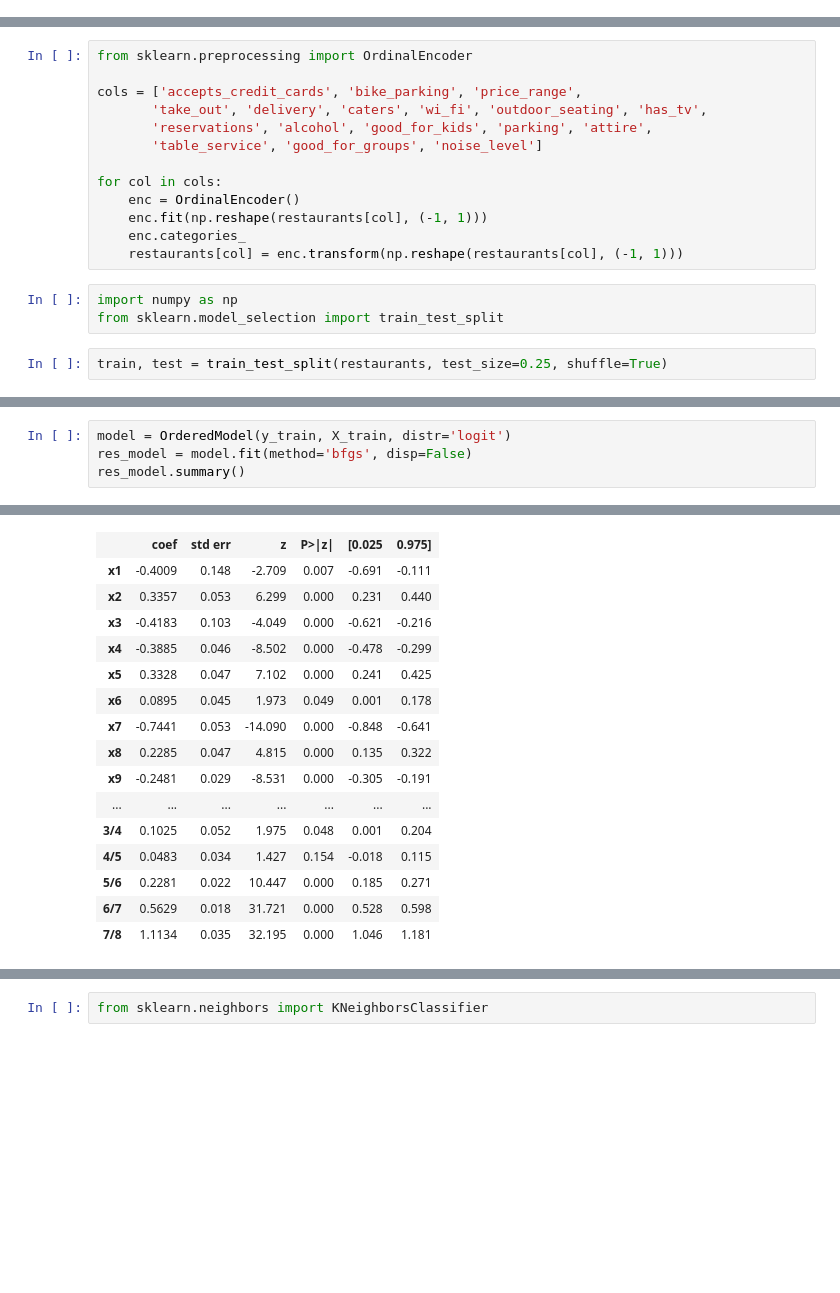
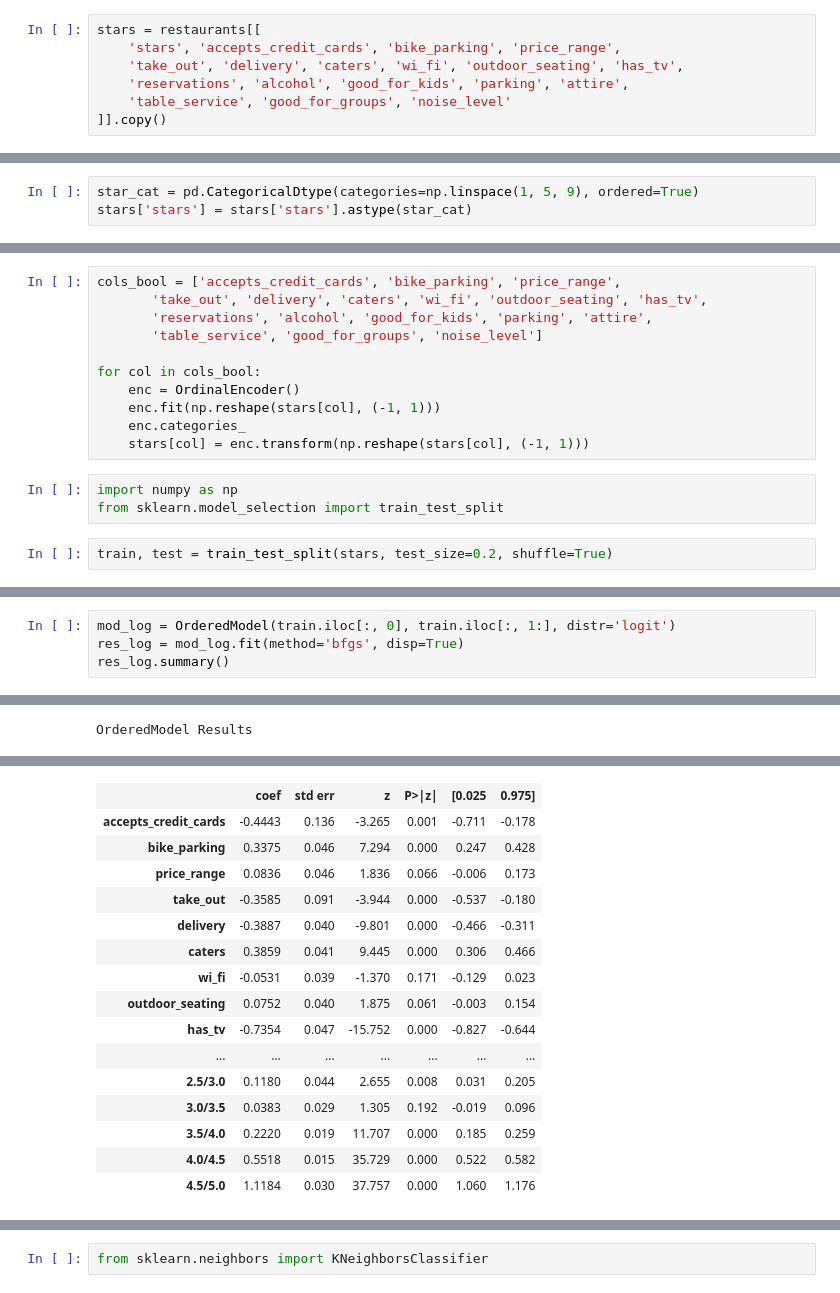
Before and after one commit to raska0010/yelp-customer-reviews, a Jupyter notebook: data_cleaning.ipynb, the cells around one changed output, grey strips where cells are left out. Drawn from its saved outputs; the diff is of its cells as text; blank space fills up the shorter version.

```diff
--- a/data_cleaning.ipynb
+++ b/data_cleaning.ipynb
@@ -283,0 +268,7 @@ restaurants['stars'] = le.transform(restaurants['stars'])
+# %%
+stars = restaurants[[
+    'stars', 'accepts_credit_cards', 'bike_parking', 'price_range',
+    'take_out', 'delivery', 'caters', 'wi_fi', 'outdoor_seating', 'has_tv',
+    'reservations', 'alcohol', 'good_for_kids', 'parking', 'attire',
+    'table_service', 'good_for_groups', 'noise_level'
+]].copy()
@@ -283,0 +277,3 @@ restaurants['stars'] = le.transform(restaurants['stars'])
+# %%
+star_cat = pd.CategoricalDtype(categories=np.linspace(1, 5, 9), ordered=True)
+stars['stars'] = stars['stars'].astype(star_cat)
@@ -284,18 +282,16 @@ restaurants['stars'] = le.transform(restaurants['stars'])
 # %%
-from sklearn.preprocessing import OrdinalEncoder
-
-cols = ['accepts_credit_cards', 'bike_parking', 'price_range',
+cols_bool = ['accepts_credit_cards', 'bike_parking', 'price_range',
        'take_out', 'delivery', 'caters', 'wi_fi', 'outdoor_seating', 'has_tv',
        'reservations', 'alcohol', 'good_for_kids', 'parking', 'attire',
        'table_service', 'good_for_groups', 'noise_level']
 
-for col in cols:
+for col in cols_bool:
     enc = OrdinalEncoder()
-    enc.fit(np.reshape(restaurants[col], (-1, 1)))
+    enc.fit(np.reshape(stars[col], (-1, 1)))
     enc.categories_
-    restaurants[col] = enc.transform(np.reshape(restaurants[col], (-1, 1)))
+    stars[col] = enc.transform(np.reshape(stars[col], (-1, 1)))
 # %%
 import numpy as np
 from sklearn.model_selection import train_test_split
 # %%
-train, test = train_test_split(restaurants, test_size=0.25, shuffle=True)
+train, test = train_test_split(stars, test_size=0.2, shuffle=True)
@@ -395,5 +303,5 @@ X_test, y_test = split_X_y(test, cols, oversample=False)
 # %%
-model = OrderedModel(y_train, X_train, distr='logit')
-res_model = model.fit(method='bfgs', disp=False)
-res_model.summary()
+mod_log = OrderedModel(train.iloc[:, 0], train.iloc[:, 1:], distr='logit')
+res_log = mod_log.fit(method='bfgs', disp=True)
+res_log.summary()
 # %% [output]
@@ -400,0 +313 @@ OrderedModel Results
+OrderedModel Results
@@ -409,16 +322,16 @@ OrderedModel Results
 |  | coef | std err | z | P>|z| | [0.025 | 0.975] |
-| x1 | -0.4009 | 0.148 | -2.709 | 0.007 | -0.691 | -0.111 |
-| x2 | 0.3357 | 0.053 | 6.299 | 0.000 | 0.231 | 0.440 |
-| x3 | -0.4183 | 0.103 | -4.049 | 0.000 | -0.621 | -0.216 |
-| x4 | -0.3885 | 0.046 | -8.502 | 0.000 | -0.478 | -0.299 |
-| x5 | 0.3328 | 0.047 | 7.102 | 0.000 | 0.241 | 0.425 |
-| x6 | 0.0895 | 0.045 | 1.973 | 0.049 | 0.001 | 0.178 |
-| x7 | -0.7441 | 0.053 | -14.090 | 0.000 | -0.848 | -0.641 |
-| x8 | 0.2285 | 0.047 | 4.815 | 0.000 | 0.135 | 0.322 |
-| x9 | -0.2481 | 0.029 | -8.531 | 0.000 | -0.305 | -0.191 |
+| accepts_credit_cards | -0.4443 | 0.136 | -3.265 | 0.001 | -0.711 | -0.178 |
+| bike_parking | 0.3375 | 0.046 | 7.294 | 0.000 | 0.247 | 0.428 |
+| price_range | 0.0836 | 0.046 | 1.836 | 0.066 | -0.006 | 0.173 |
+| take_out | -0.3585 | 0.091 | -3.944 | 0.000 | -0.537 | -0.180 |
+| delivery | -0.3887 | 0.040 | -9.801 | 0.000 | -0.466 | -0.311 |
+| caters | 0.3859 | 0.041 | 9.445 | 0.000 | 0.306 | 0.466 |
+| wi_fi | -0.0531 | 0.039 | -1.370 | 0.171 | -0.129 | 0.023 |
+| outdoor_seating | 0.0752 | 0.040 | 1.875 | 0.061 | -0.003 | 0.154 |
+| has_tv | -0.7354 | 0.047 | -15.752 | 0.000 | -0.827 | -0.644 |
 | ... | ... | ... | ... | ... | ... | ... |
-| 3/4 | 0.1025 | 0.052 | 1.975 | 0.048 | 0.001 | 0.204 |
-| 4/5 | 0.0483 | 0.034 | 1.427 | 0.154 | -0.018 | 0.115 |
-| 5/6 | 0.2281 | 0.022 | 10.447 | 0.000 | 0.185 | 0.271 |
-| 6/7 | 0.5629 | 0.018 | 31.721 | 0.000 | 0.528 | 0.598 |
-| 7/8 | 1.1134 | 0.035 | 32.195 | 0.000 | 1.046 | 1.181 |
+| 2.5/3.0 | 0.1180 | 0.044 | 2.655 | 0.008 | 0.031 | 0.205 |
+| 3.0/3.5 | 0.0383 | 0.029 | 1.305 | 0.192 | -0.019 | 0.096 |
+| 3.5/4.0 | 0.2220 | 0.019 | 11.707 | 0.000 | 0.185 | 0.259 |
+| 4.0/4.5 | 0.5518 | 0.015 | 35.729 | 0.000 | 0.522 | 0.582 |
+| 4.5/5.0 | 1.1184 | 0.030 | 37.757 | 0.000 | 1.060 | 1.176 |
```
Also changed, not shown: parts of 31 cells of this notebook.
